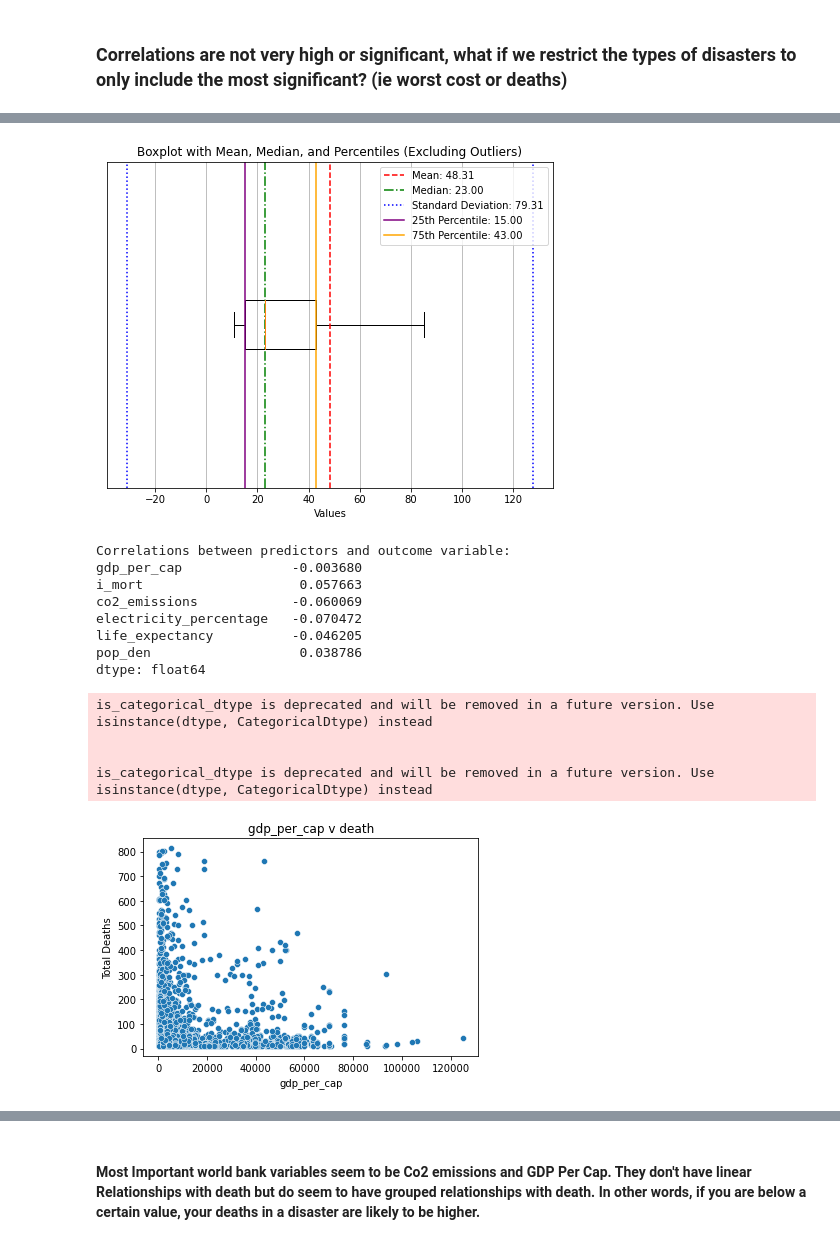
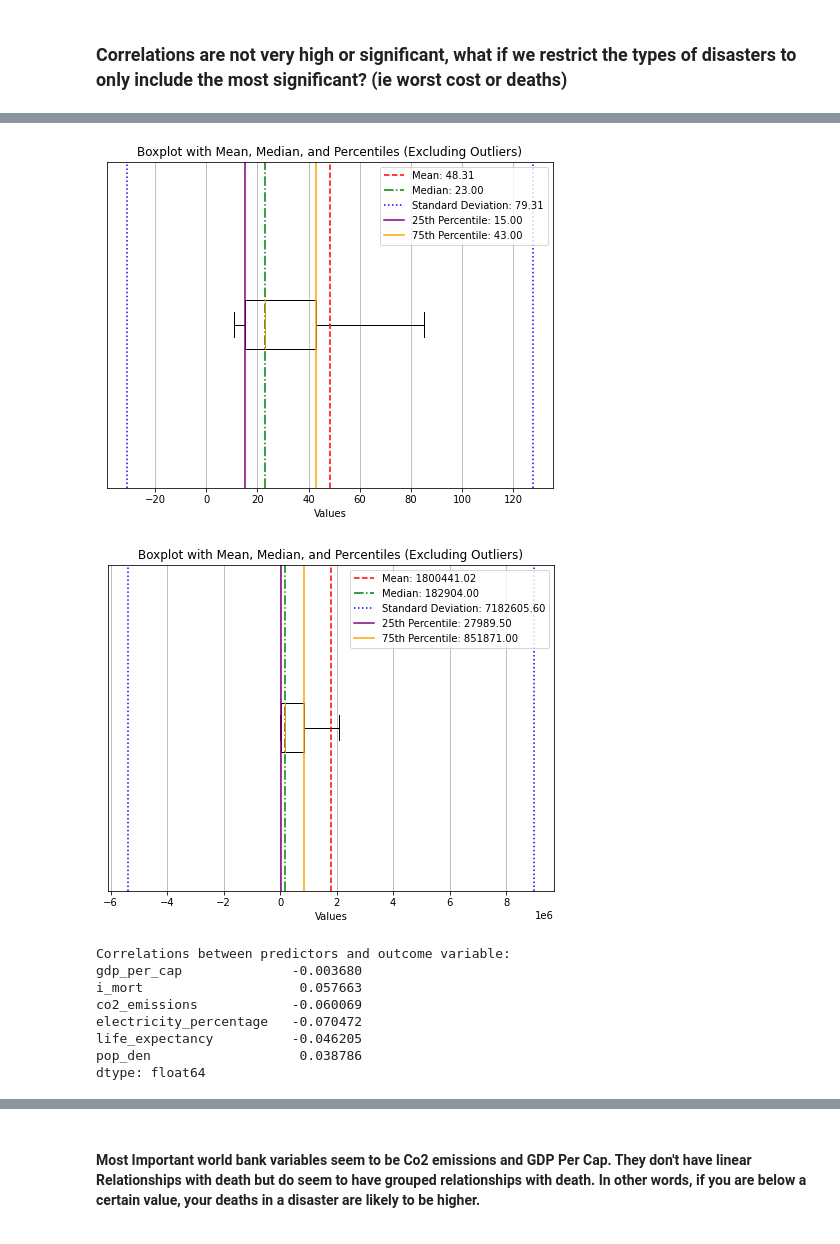
Before and after one commit to harrissamuel/24Spr_-S-Harris-_-disasters-, a Jupyter notebook: Sample_Capstone/code/data_loading/load_data.ipynb, the cells around one changed output, grey strips where cells are left out. Drawn from its saved outputs; the diff is of its cells as text; code cells hidden in the pictures.

```diff
--- a/Sample_Capstone/code/data_loading/load_data.ipynb
+++ b/Sample_Capstone/code/data_loading/load_data.ipynb
@@ -809,19 +811,21 @@ boxplot(df['Total Deaths'])
 # %%
 def filter_df(df, series, quantile_low, quantile_high):
     # Calculate the quantile threshold
     threshold_1 = series.quantile(quantile_low)
     threshold_2 = series.quantile(quantile_high)
 
     # Filter the series to exclude outliers and retain values above the threshold
     filtered_df = df[(series > threshold_1) & (series < threshold_2)]
 
     return filtered_df
 
 df_filtered= filter_df(df, df['Total Deaths'], .25, .99)
 
 boxplot(df_filtered['Total Deaths'])
+boxplot(df_filtered["Total Damage, Adjusted ('000 US$)"])
 # %% [output]
 [figure]
+[figure, added]
 # %%
 predictor_columns = ['gdp_per_cap', 'i_mort', 'co2_emissions', 'electricity_percentage', 'life_expectancy', 'pop_den']
 
@@ -839,11 +843,3 @@ electricity_percentage   -0.070472
 life_expectancy          -0.046205
 pop_den                   0.038786
 dtype: float64
-# %%
-scatterplot(df_filtered['gdp_per_cap'], df_filtered['Total Deaths'], title = 'gdp_per_cap v death')
-# %% [output]
-is_categorical_dtype is deprecated and will be removed in a future version. Use isinstance(dtype, CategoricalDtype) instead
-
-
-is_categorical_dtype is deprecated and will be removed in a future version. Use isinstance(dtype, CategoricalDtype) instead
-[figure, removed]
```
Also changed, not shown: parts of 10 cells of this notebook.
